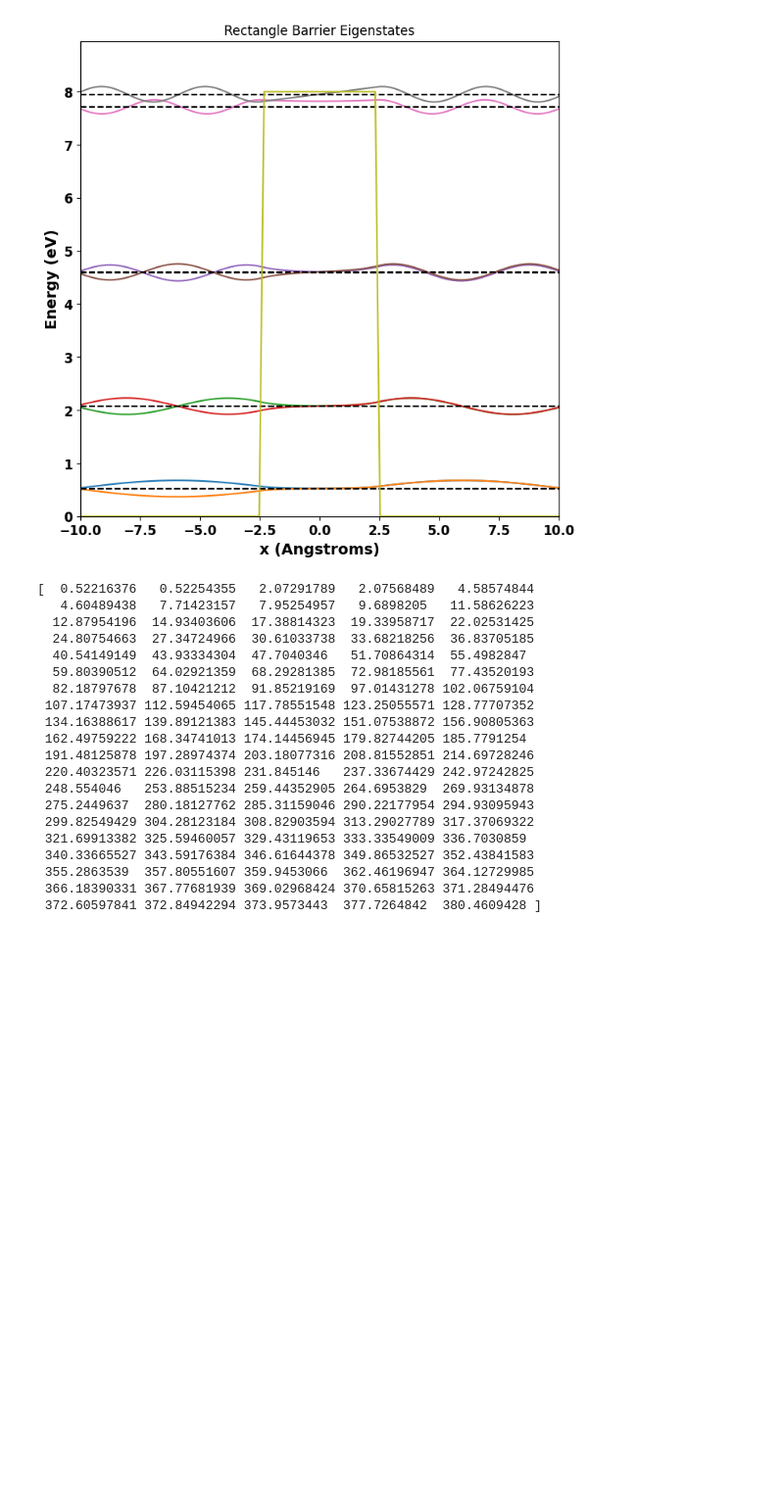
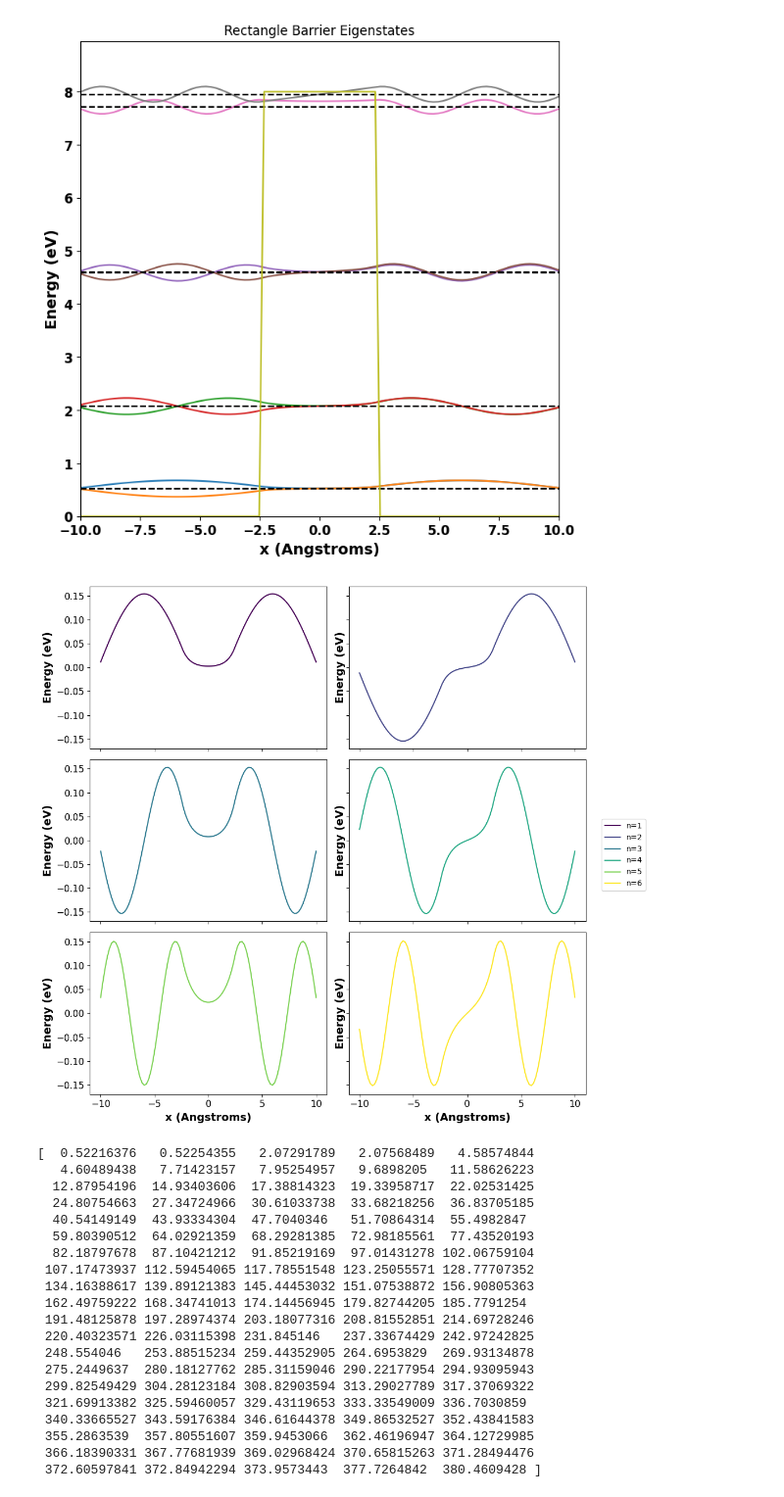
Before and after one commit to C-Omkar/CHEM548-Project1, a Jupyter notebook: Project1.ipynb, the cells around one changed output. Shown at 98% size. Saved outputs shown, nothing was run; the diff lists cells and outputs as text; code cells hidden in the pictures; blank space fills up the shorter version.

```diff
--- a/Project1.ipynb
+++ b/Project1.ipynb
@@ -239,6 +239,36 @@ print(fin_eigvals)
 plot5(rect_eigvecs, rect_eigvals, x_grid, 8, "Rectangle Barrier Eigenstates", potentials["rectangle_barrier"])
 # %% [output]
 [figure]
+# %%
+fig, axs = plt.subplots(3, 2, figsize=(10, 10), sharex=True, sharey=True)
+
+colors = plt.cm.viridis(np.linspace(0, 1, 6))
+
+handles = []
+labels = []
+
+for i in range(3):
+    for j in range(2):
+        state_index = i * 2 + j
+        line, = axs[i, j].plot(x_grid, rect_eigvecs[:, state_index],
+                               label=f"n={state_index+1}", color=colors[state_index])
+        axs[i, j].set_ylabel("Energy (eV)", fontsize=14, fontweight="bold")
+        axs[i, j].tick_params(axis='both', which='major', labelsize=12)
+        if i == 2:
+            axs[i, j].set_xlabel("x (Angstroms)", fontsize=14, fontweight="bold")
+        # axs[i, j].set_xlabel("x (Angstroms)", fontsize=14, fontweight="bold")
+        # axs[i, j].set_title(f"State {state_index+1}")
+
+        handles.append(line)
+        labels.append(f"n={state_index+1}")
+
+fig.legend(handles, labels, loc="center right", bbox_to_anchor=(1.1, 0.5))
+
+plt.tight_layout(rect=[0, 0, 1, 1])
+plt.savefig(f"{plots_dir}rectangle_barrier_eigenstates_separate.png", bbox_inches="tight")
+plt.show()
+# %% [output]
+[figure, added]
 # %%
 print(rect_eigvals)
 # %% [output]
```
Also changed, not shown: 2 other files.
